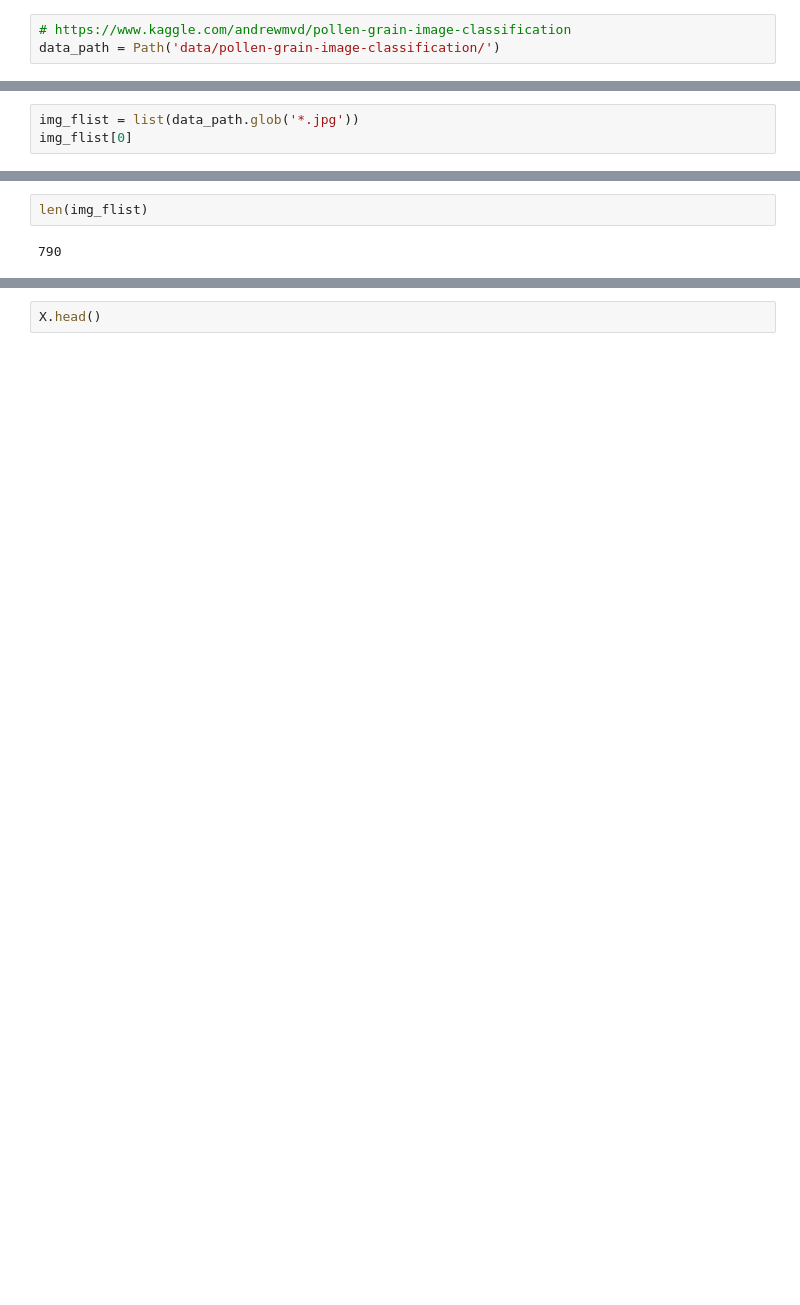
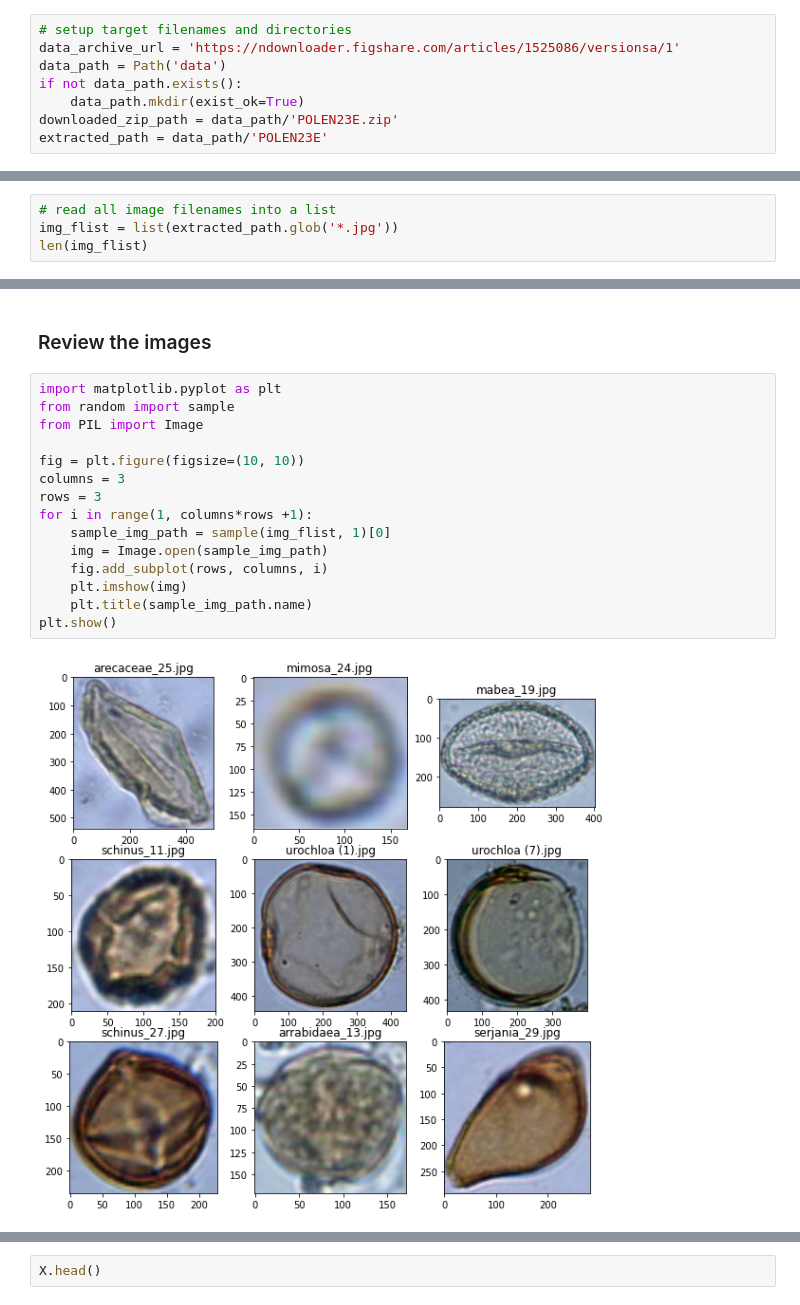
Before and after one commit to alex000kim/cv_webinars, a Jupyter notebook: 1_ImageClassification.ipynb, the cells around one changed output, grey strips where cells are left out. Cells and saved outputs as stored; diff of their text form; blank space fills up the shorter version.

```diff
--- a/1_ImageClassification.ipynb
+++ b/1_ImageClassification.ipynb
@@ -11,3 +32,8 @@ from tqdm.auto import tqdm
 # %%
-# https://www.kaggle.com/andrewmvd/pollen-grain-image-classification
-data_path = Path('data/pollen-grain-image-classification/')
+# setup target filenames and directories
+data_archive_url = 'https://ndownloader.figshare.com/articles/1525086/versionsa/1'
+data_path = Path('data')
+if not data_path.exists():
+    data_path.mkdir(exist_ok=True)
+downloaded_zip_path = data_path/'POLEN23E.zip'
+extracted_path = data_path/'POLEN23E'
@@ -14,4 +46,5 @@ data_path = Path('data/pollen-grain-image-classification/')
 # %%
-img_flist = list(data_path.glob('*.jpg'))
-img_flist[0]
+# read all image filenames into a list
+img_flist = list(extracted_path.glob('*.jpg'))
+len(img_flist)
 # %% [output]
@@ -19,4 +54,19 @@ PosixPath('data/pollen-grain-image-classification/anadenanthera_16.jpg')
+# %% [markdown]
+### Review the images
 # %%
-len(img_flist)
+import matplotlib.pyplot as plt
+from random import sample
+from PIL import Image
+
+fig = plt.figure(figsize=(10, 10))
+columns = 3
+rows = 3
+for i in range(1, columns*rows +1):
+    sample_img_path = sample(img_flist, 1)[0]
+    img = Image.open(sample_img_path)
+    fig.add_subplot(rows, columns, i)
+    plt.imshow(img)
+    plt.title(sample_img_path.name)
+plt.show()
 # %% [output]
-790
+[figure, added]
```
Also changed, not shown: parts of 50 cells of this notebook, 1 other file.
